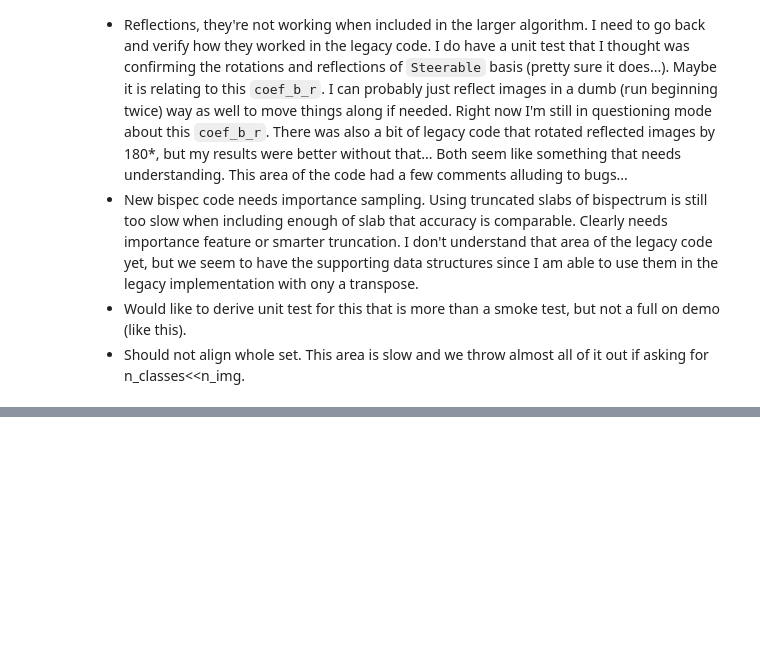
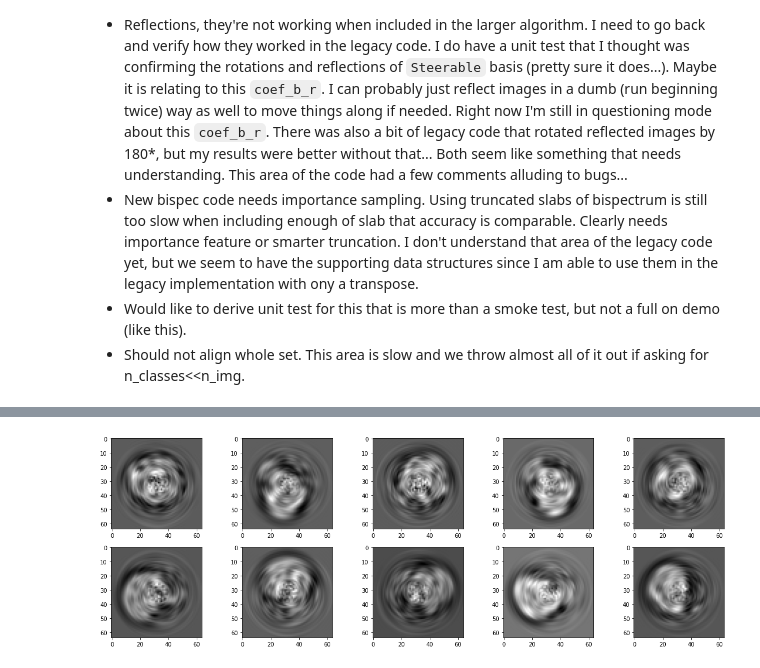
Before and after one commit to ComputationalCryoEM/ASPIRE-Python, a Jupyter notebook: tutorials/notebooks/Class_Averaging_RIR_FSPCA.ipynb, the cells around one changed output, grey strips where cells are left out. Drawn from its saved outputs; the diff is of its cells as text; code cells hidden in the pictures; blank space fills up the shorter version.

Commit message:
hack in some temporary code for the compressed fspca code
bridges gap between complex and real

```diff
--- a/tutorials/notebooks/Class_Averaging_RIR_FSPCA.ipynb
+++ b/tutorials/notebooks/Class_Averaging_RIR_FSPCA.ipynb
@@ -18,7 +18,7 @@ logger = logging.getLogger(__name__)
 ##################################################
 # Parameters
 RESOLUTION = 64  # 300 used in paper (but needs a higher res source)
-NUMBER_OF_TEST_IMAGES = 321  # 24000 images in paper, 4096 is sufficient for clean dev.
+NUMBER_OF_TEST_IMAGES = 12000  # 24000 images in paper, 4096 is sufficient for clean dev.
 DTYPE = np.float64
 noise = 0.01 # zero for clean, 0.001 for dirty, 0.1 static
 # %%
@@ -92,7 +103,7 @@ rir = RIRClass2D(
     fspca_components=400,
     alpha=1 / 3,
     bispectrum_componenents=300, # Compressed Features after last PCA stage.
-    n_nbor=100,
+    n_nbor=50,
     n_classes=10,
     sample_n=4000,  # MATLAB had a note suggesting 50k... which might actually turn off the feature; interesting.
     large_pca_implementation="legacy",
@@ -194,0 +267,8 @@ avgs.show()
+# %%
+
+logger.info("Averaging")
+avgs = rir.fspca_output(*result[:3], include_refl=True)
+
+# Avgs is an Image so we can peek at it.
+avgs.show()
+# %% [output]
@@ -194,0 +277 @@ avgs.show()
+[figure, added]
```
Also changed, not shown: parts of 9 cells of this notebook, 3 other files.
